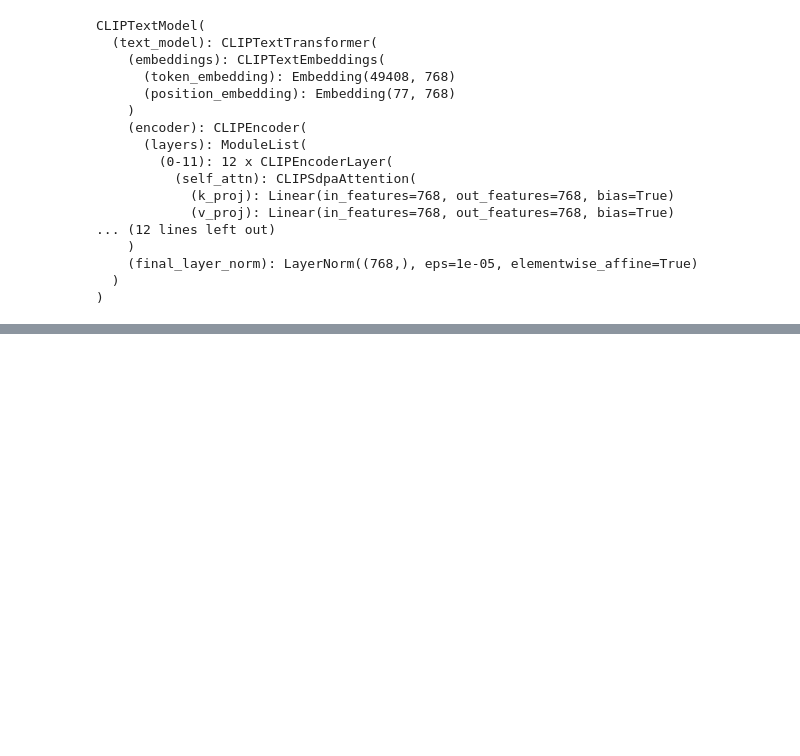
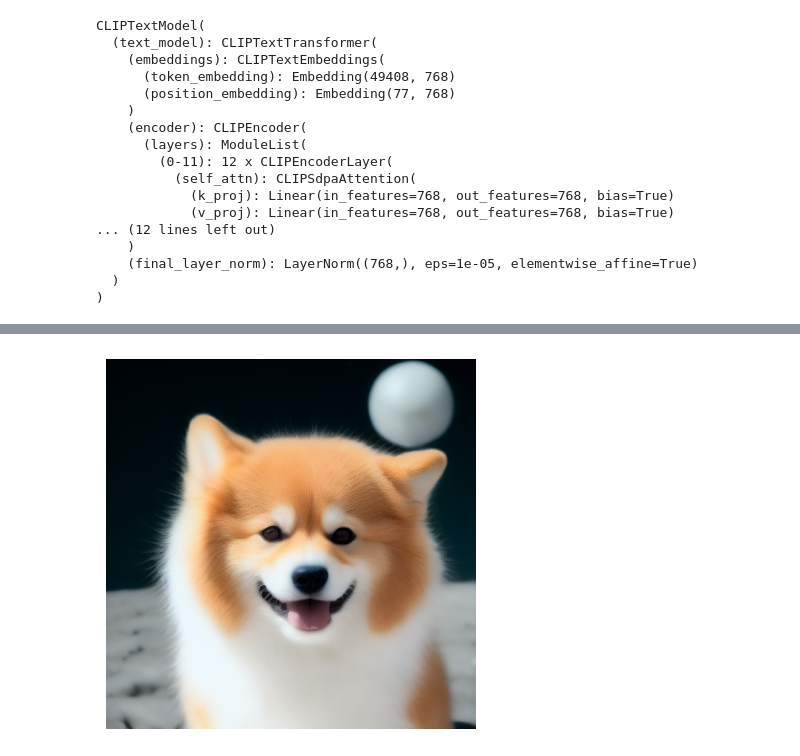
Before and after one commit to IVproger/GAI_course_project, a Jupyter notebook: notebooks/POC_DreamBooth.ipynb, the cells around one changed output, grey strips where cells are left out. Drawn from its saved outputs; the diff is of its cells as text; code cells hidden in the pictures; blank space fills up the shorter version.

```diff
--- a/notebooks/POC_DreamBooth.ipynb
+++ b/notebooks/POC_DreamBooth.ipynb
@@ -321,3 +274,3 @@ loaded_tensor = torch.load('../data/prior_imgs/dog/prior_latents_tensor.pt')
 # %%
 prior_dataset = TensorDataset(prior_latents_tensor)
-prior_dataloader = DataLoader(prior_dataset, batch_size=5, shuffle=True)
+prior_dataloader = DataLoader(prior_dataset, batch_size=prior_batch_size, shuffle=True)
@@ -478,0 +409,13 @@ pipeline.save_pretrained('../data/models/pipeline_v1')
+# %%
+prompt = subject_prompt + " in astronaut costume against moon and stars. The xon dog stands proudly on the rocky lunar surface, with its paw slightly raised as if exploring."
+# %%
+with torch.autocast(device.type):
+    images = pipeline(prompt, num_inference_steps=100, guidance_scale=7.5).images
+
+for idx, img in enumerate(images):
+    plt.imshow(img)
+    plt.axis("off")
+    plt.show()
+    img.save(f"styled_generated_image_{idx}.png")
+# %% [output]
+[figure, added]
```
Also changed, not shown: parts of 38 cells of this notebook, 4 other files.
